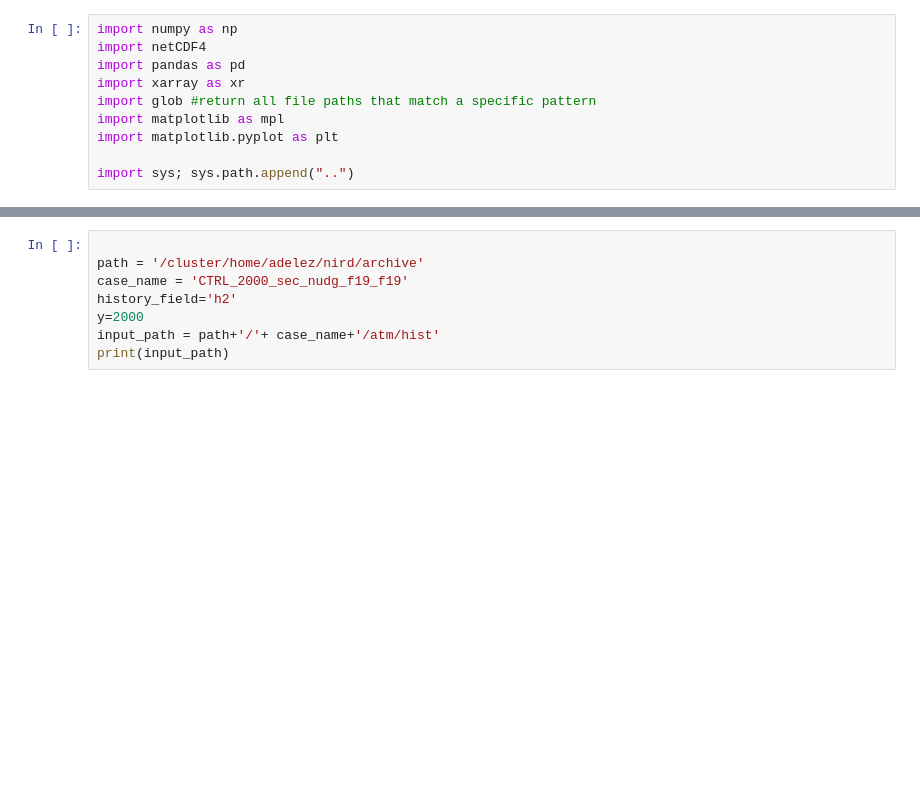
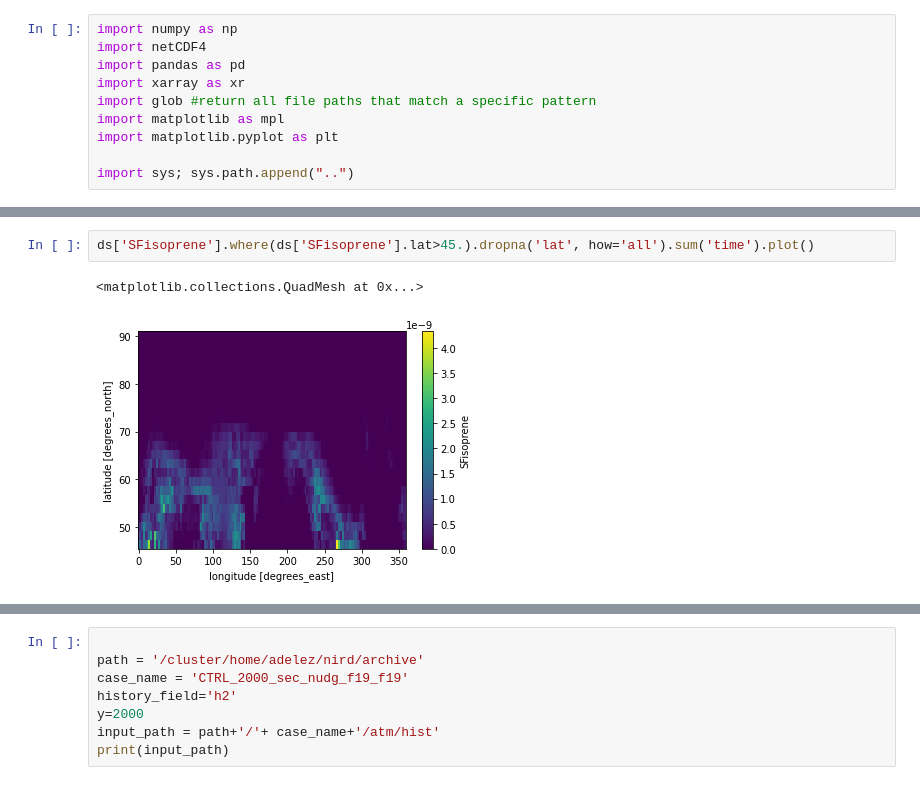
Before and after one commit to adelezaini/MasterThesis, a Jupyter notebook: notebooks/output/IDEAL-ON_BVOC.ipynb, the cells around one changed output, grey strips where cells are left out. Saved outputs shown, nothing was run; the diff lists cells and outputs as text; blank space fills up the shorter version.

```diff
--- a/notebooks/output/IDEAL-ON_BVOC.ipynb
+++ b/notebooks/output/IDEAL-ON_BVOC.ipynb
@@ -35,3 +35,8 @@ Attributes:
     topography_file:   /cluster/shared/noresm/inputdata/noresm-only/inputForN...
     model_doi_url:     https://doi.org/10.5065/D67H1H0V
     time_period_freq:  month_1
+# %%
+ds['SFisoprene'].where(ds['SFisoprene'].lat>45.).dropna('lat', how='all').sum('time').plot()
+# %% [output]
+<matplotlib.collections.QuadMesh at 0x...>
+[figure, added]
```
Also changed, not shown: parts of 2 cells of this notebook, 1 other file.
